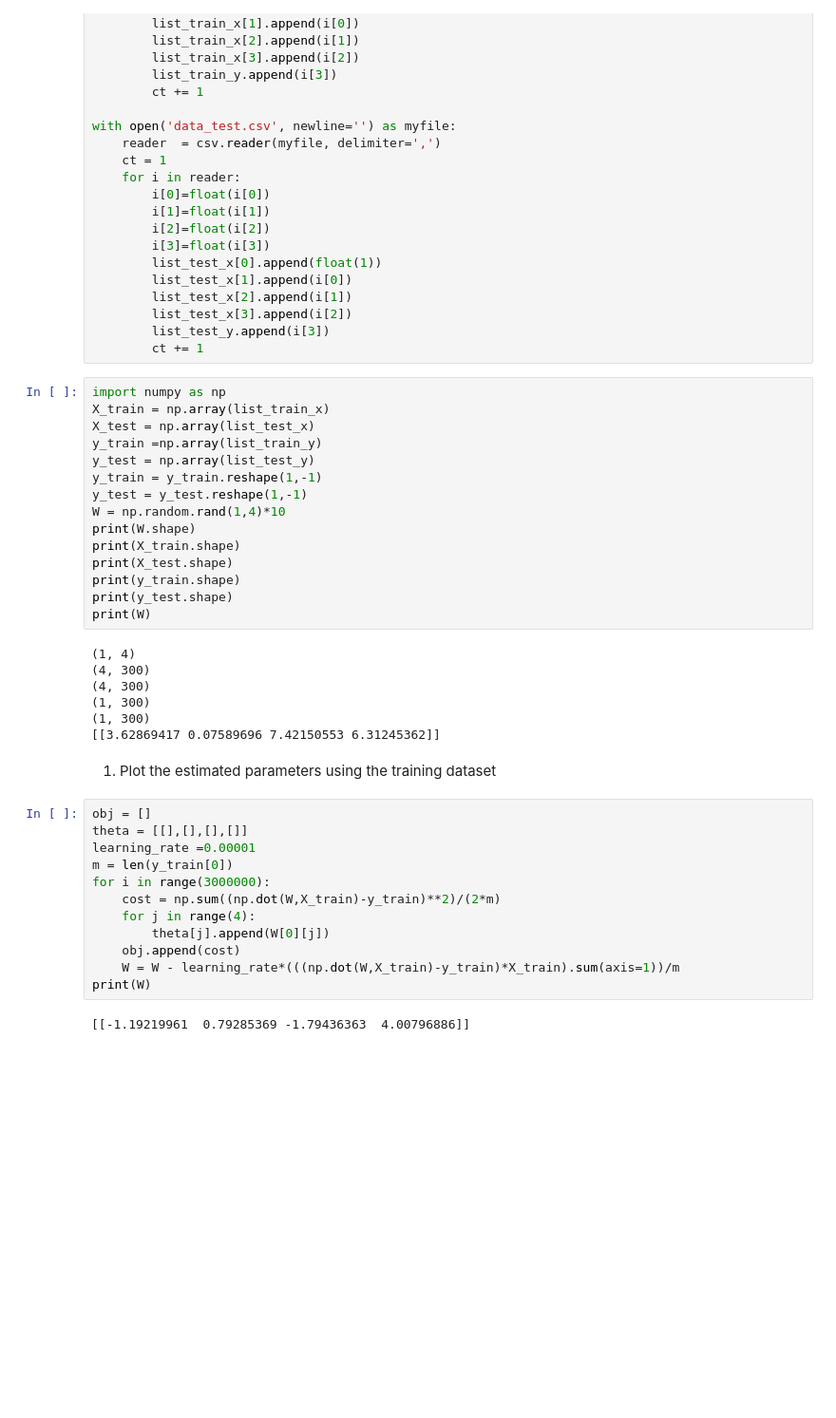
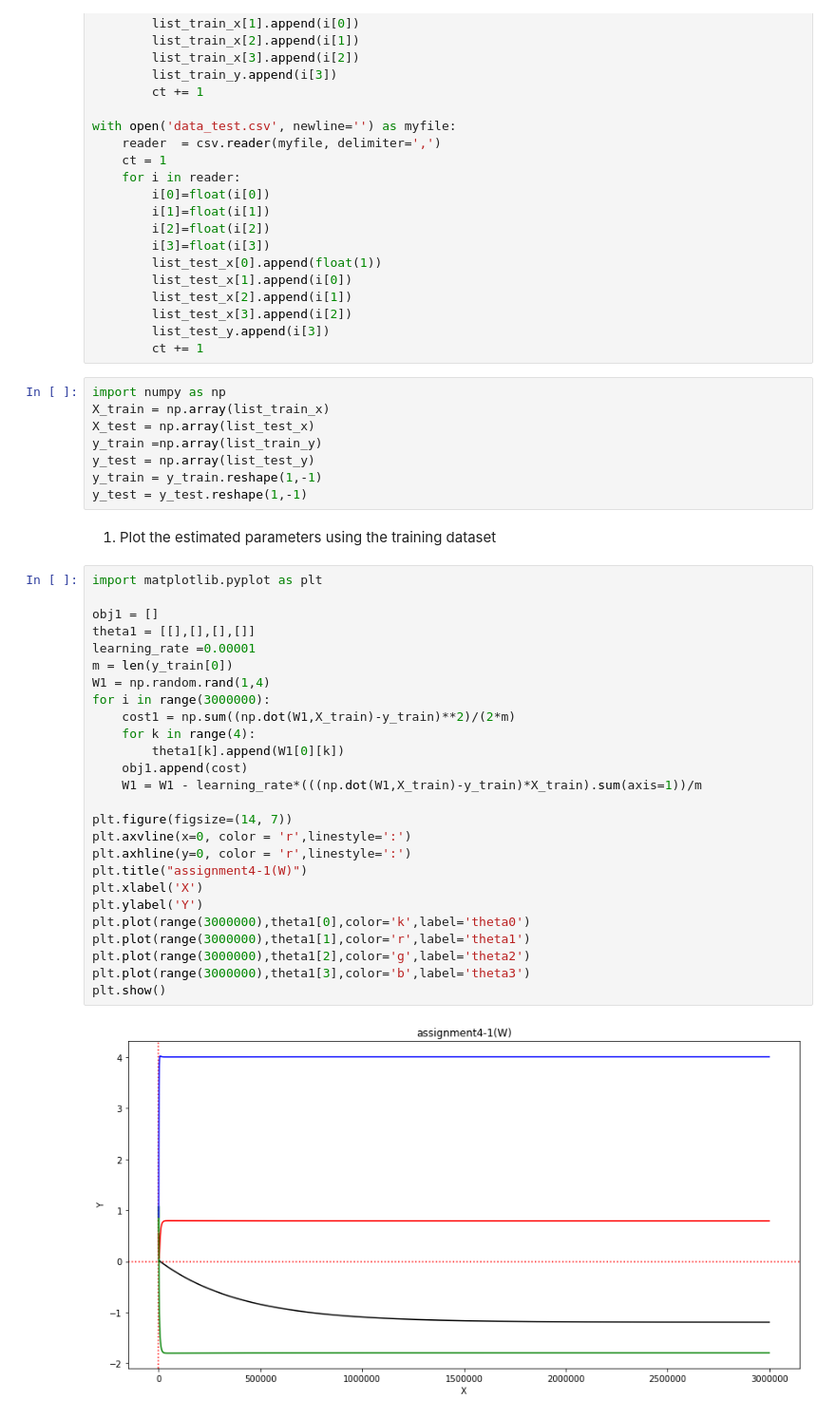
Before and after one commit to ChanWoongJeon/machinelearning, a Jupyter notebook: assignment4.ipynb, the cells around one changed output. Shown at 95% size. Drawn from its saved outputs; the diff is of its cells as text; blank space fills up the shorter version.

Commit message:
assignment4[1.complete]

```diff
--- a/assignment4.ipynb
+++ b/assignment4.ipynb
@@ -45,33 +45,33 @@ y_train =np.array(list_train_y)
 y_test = np.array(list_test_y)
 y_train = y_train.reshape(1,-1)
 y_test = y_test.reshape(1,-1)
-W = np.random.rand(1,4)*10
-print(W.shape)
-print(X_train.shape)
-print(X_test.shape)
-print(y_train.shape)
-print(y_test.shape)
-print(W)
-# %% [output]
-(1, 4)
-(4, 300)
-(4, 300)
-(1, 300)
-(1, 300)
-[[3.62869417 0.07589696 7.42150553 6.31245362]]
 # %% [markdown]
 1. Plot the estimated parameters using the training dataset
-# %%
-obj = []
-theta = [[],[],[],[]]
-learning_rate =0.00001
-m = len(y_train[0])
-for i in range(3000000):
-    cost = np.sum((np.dot(W,X_train)-y_train)**2)/(2*m)
-    for j in range(4):
-        theta[j].append(W[0][j])
-    obj.append(cost)
-    W = W - learning_rate*(((np.dot(W,X_train)-y_train)*X_train).sum(axis=1))/m
-print(W)
-# %% [output]
-[[-1.19219961  0.79285369 -1.79436363  4.00796886]]
+# %%
+import matplotlib.pyplot as plt
+
+obj1 = []
+theta1 = [[],[],[],[]]
+learning_rate =0.00001
+m = len(y_train[0])
+W1 = np.random.rand(1,4)
+for i in range(3000000):
+    cost1 = np.sum((np.dot(W1,X_train)-y_train)**2)/(2*m)
+    for k in range(4):
+        theta1[k].append(W1[0][k])
+    obj1.append(cost)
+    W1 = W1 - learning_rate*(((np.dot(W1,X_train)-y_train)*X_train).sum(axis=1))/m
+
+plt.figure(figsize=(14, 7))
+plt.axvline(x=0, color = 'r',linestyle=':')
+plt.axhline(y=0, color = 'r',linestyle=':')
+plt.title("assignment4-1(W)")
+plt.xlabel('X')
+plt.ylabel('Y')
+plt.plot(range(3000000),theta1[0],color='k',label='theta0')
+plt.plot(range(3000000),theta1[1],color='r',label='theta1')
+plt.plot(range(3000000),theta1[2],color='g',label='theta2')
+plt.plot(range(3000000),theta1[3],color='b',label='theta3')
+plt.show()
+# %% [output]
+[figure, added]
```
Also changed, not shown: parts of 4 cells of this notebook.
